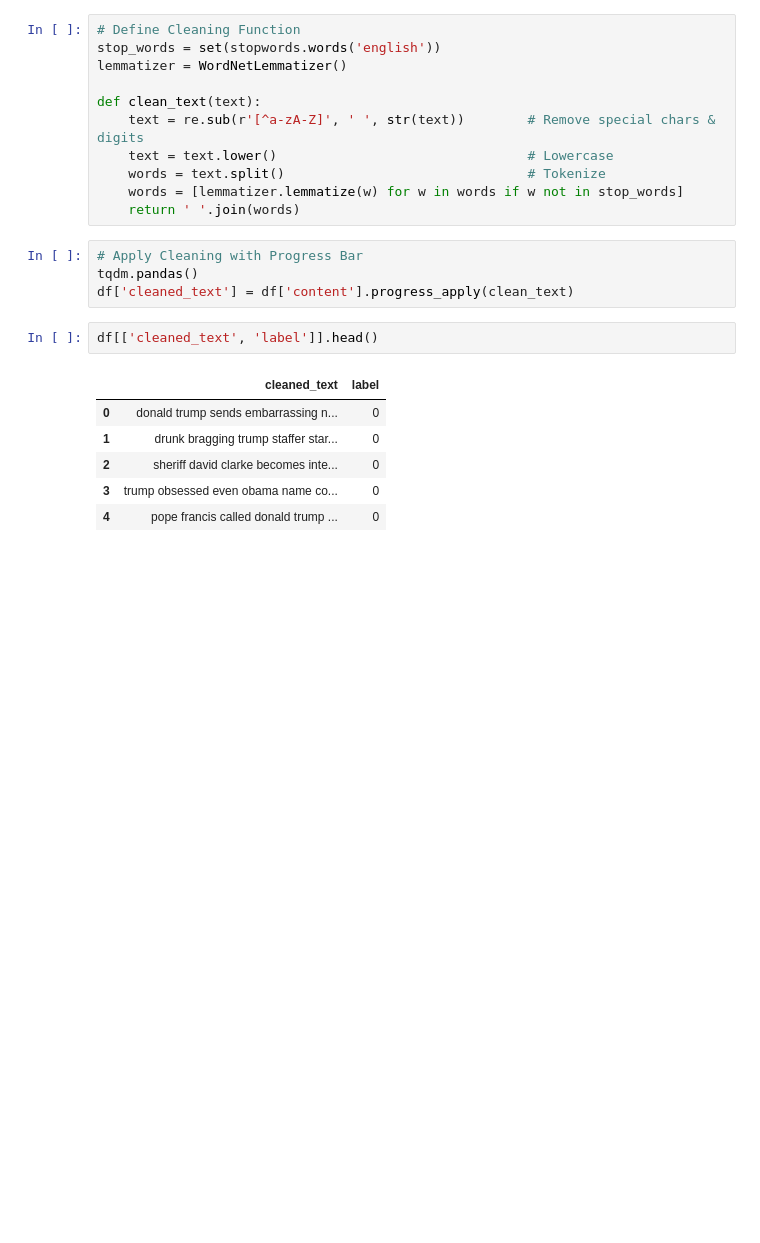
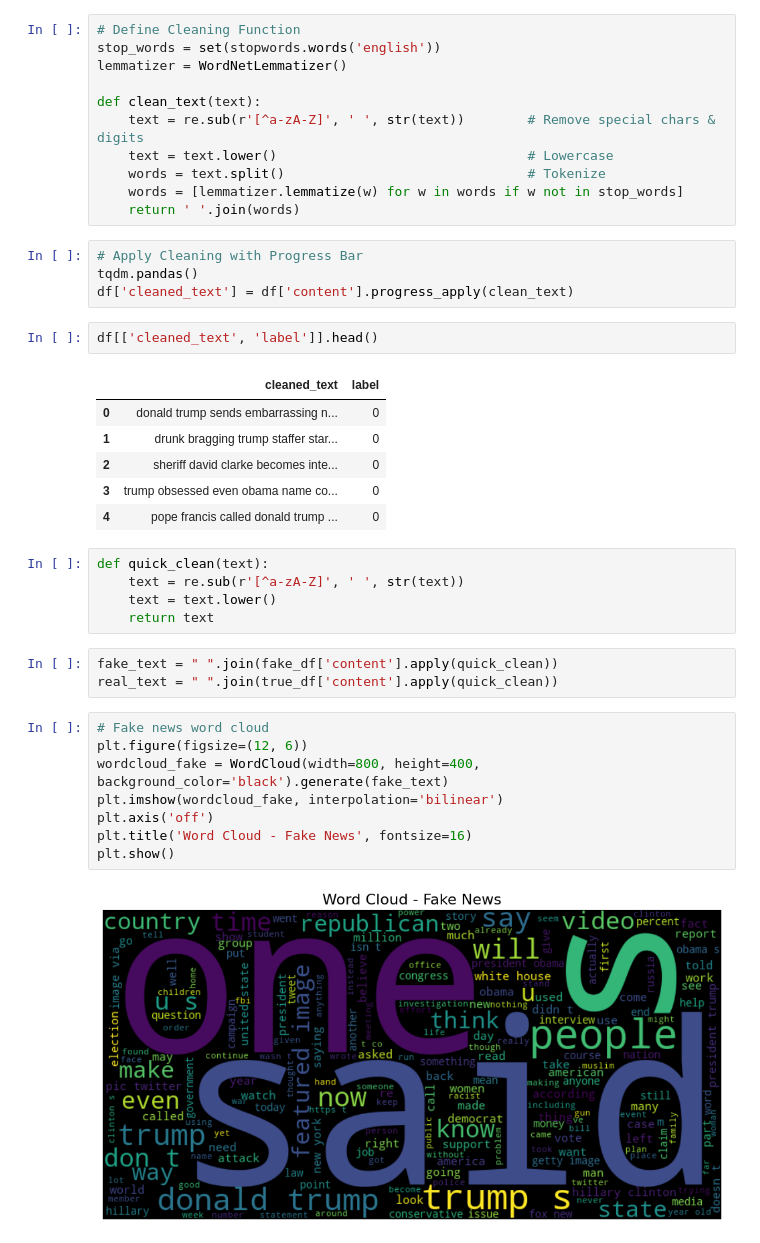
Before and after one commit to chetan-palta/fake-news-detector, a Jupyter notebook: notebooks/02_text_preprocessing.ipynb, the cells around one changed output. Saved outputs shown, nothing was run; the diff lists cells and outputs as text; blank space fills up the shorter version.

Commit message:
Added word clouds for Fake & Real news in text preprocessing notebook

```diff
--- a/notebooks/02_text_preprocessing.ipynb
+++ b/notebooks/02_text_preprocessing.ipynb
@@ -60,3 +51,21 @@ df[['cleaned_text', 'label']].head()
 | 2 | sheriff david clarke becomes inte... | 0 |
 | 3 | trump obsessed even obama name co... | 0 |
 | 4 | pope francis called donald trump ... | 0 |
+# %%
+def quick_clean(text):
+    text = re.sub(r'[^a-zA-Z]', ' ', str(text))
+    text = text.lower()
+    return text
+# %%
+fake_text = " ".join(fake_df['content'].apply(quick_clean))
+real_text = " ".join(true_df['content'].apply(quick_clean))
+# %%
+# Fake news word cloud
+plt.figure(figsize=(12, 6))
+wordcloud_fake = WordCloud(width=800, height=400, background_color='black').generate(fake_text)
+plt.imshow(wordcloud_fake, interpolation='bilinear')
+plt.axis('off')
+plt.title('Word Cloud - Fake News', fontsize=16)
+plt.show()
+# %% [output]
+[figure, added]
```
Also changed, not shown: parts of 4 cells of this notebook, 1 other file.
